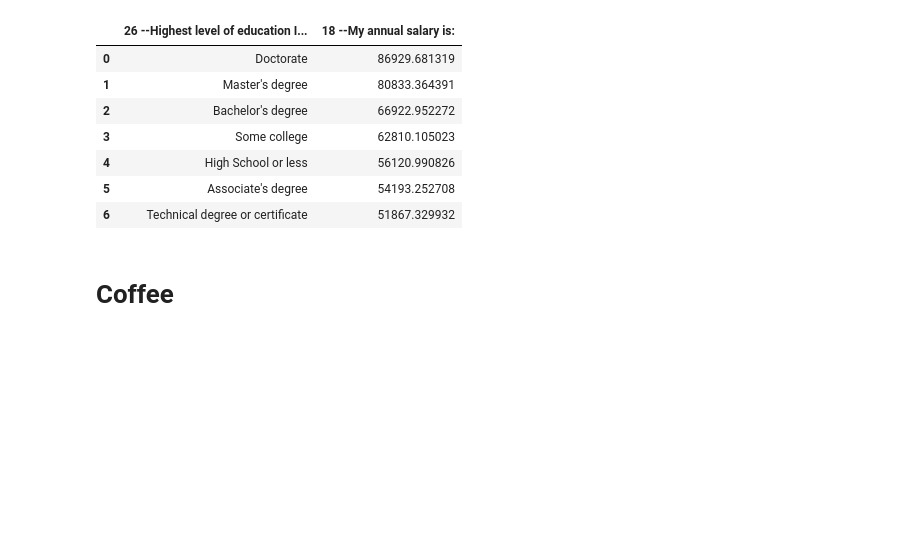
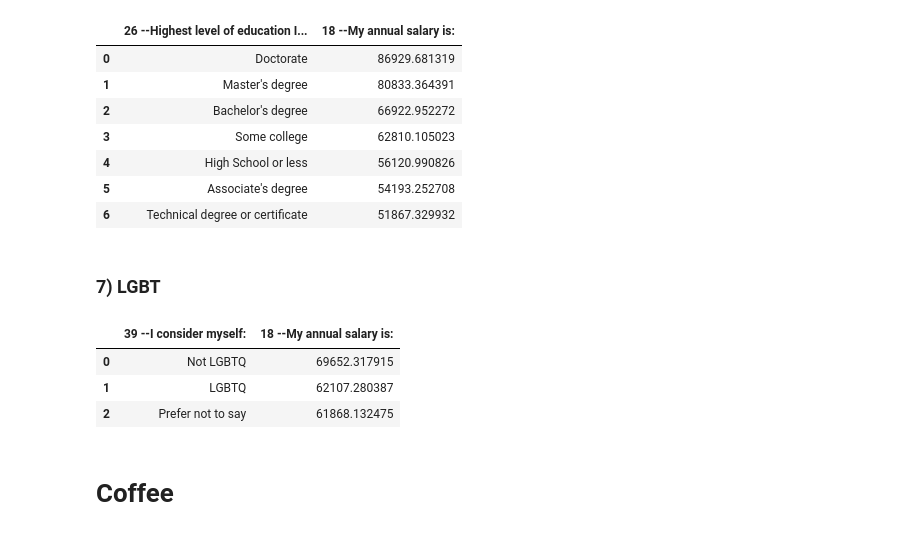
Before and after one commit to helloeujin/python, a Jupyter notebook: design.ipynb, the cells around one changed output. Saved outputs shown, nothing was run; the diff lists cells and outputs as text; code cells hidden in the pictures; blank space fills up the shorter version.

```diff
--- a/design.ipynb
+++ b/design.ipynb
@@ -344,6 +349,15 @@ data.groupby("26 --Highest level of education I've completed:")['18 --My annual
 | 4 | High School or less | 56120.990826 |
 | 5 | Associate's degree | 54193.252708 |
 | 6 | Technical degree or certificate | 51867.329932 |
+# %% [markdown]
+### 7) LGBT
+# %%
+data.groupby("39 --I consider myself:")['18 --My annual salary is:'].mean().sort_values(ascending=False).reset_index()
+# %% [output]
+|  | 39 --I consider myself: | 18 --My annual salary is: |
+| 0 | Not LGBTQ | 69652.317915 |
+| 1 | LGBTQ | 62107.280387 |
+| 2 | Prefer not to say | 61868.132475 |
 # %% [markdown]
 # Coffee
 # %%
```
Also changed, not shown: parts of 1 cell of this notebook.
